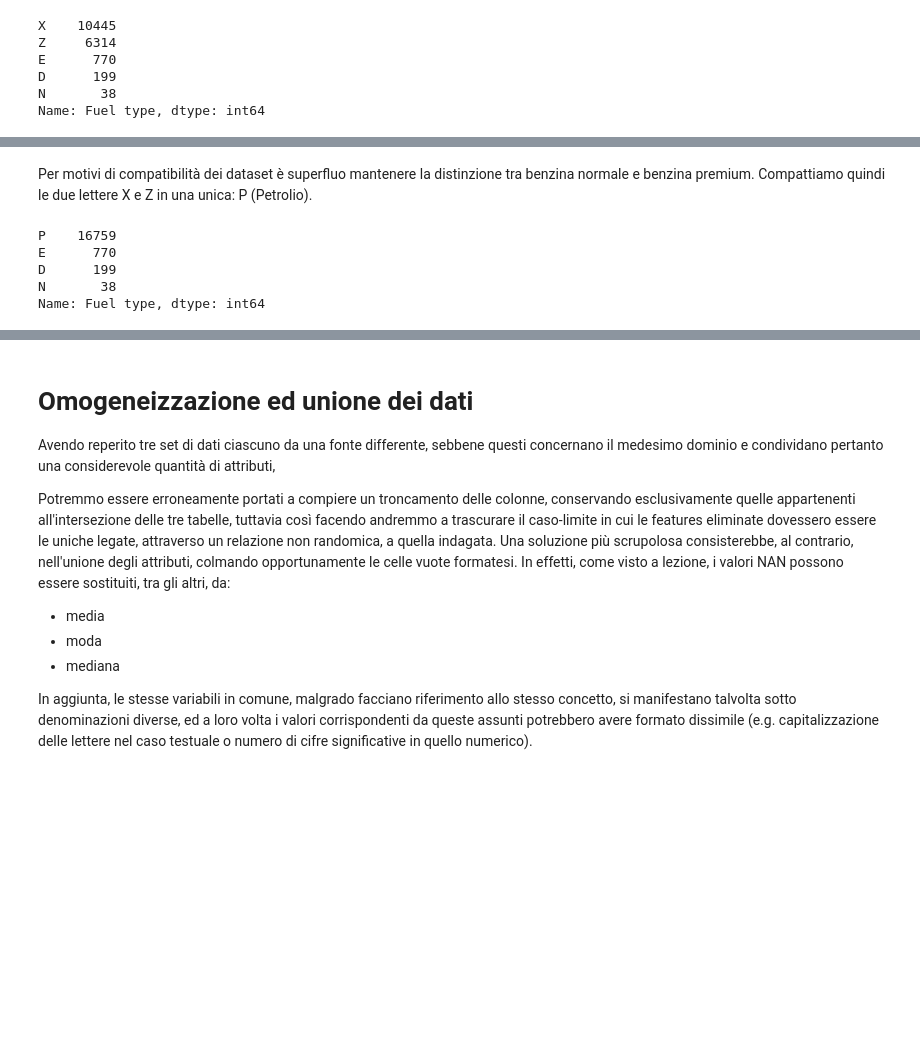
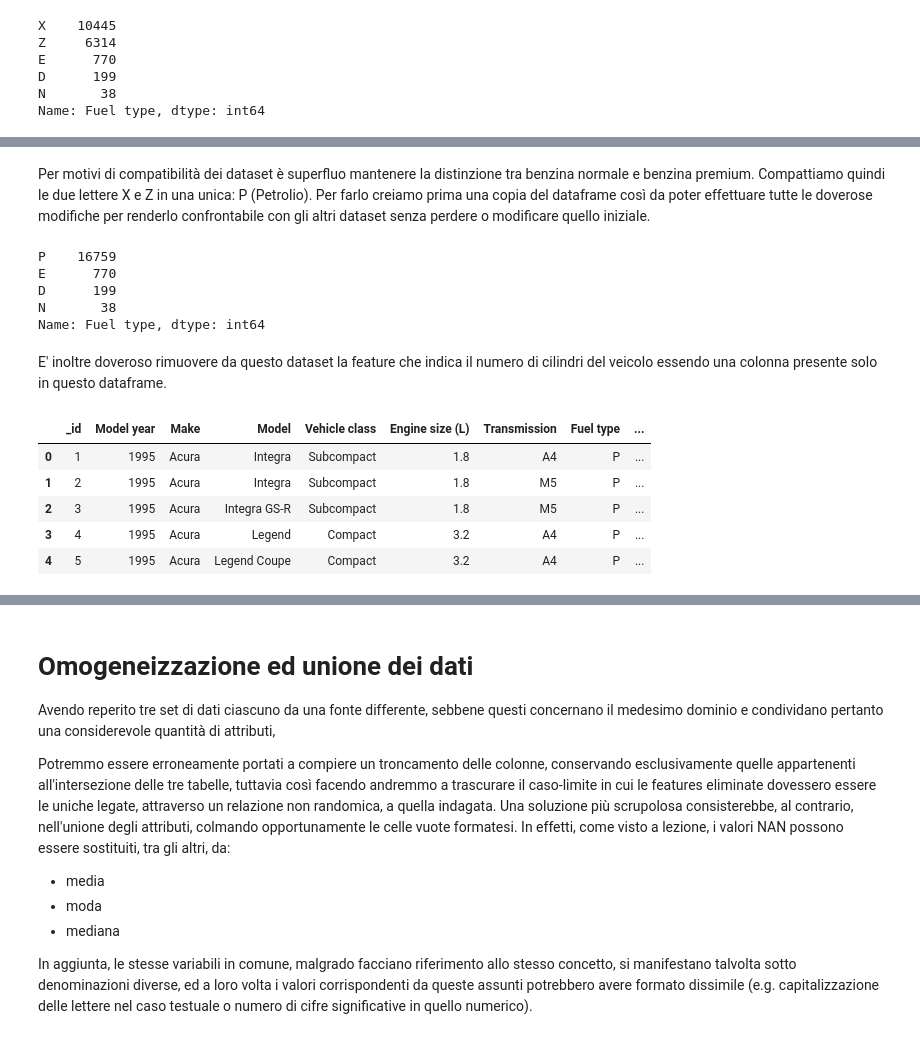
Before and after one commit to francesco-zatto/dia-project, a Jupyter notebook: car_emissions.ipynb, the cells around one changed output, grey strips where cells are left out. Cells and saved outputs as stored; diff of their text form; code cells hidden in the pictures; blank space fills up the shorter version.

Commit message:
Update dataset cleaning

```diff
--- a/car_emissions.ipynb
+++ b/car_emissions.ipynb
@@ -112,5 +112,6 @@ Riportiamo sotto il significato delle lettere.
 # %% [markdown]
 Per motivi di compatibilità dei dataset è superfluo mantenere la distinzione tra benzina normale e benzina premium. Compattiamo quindi le due lettere X e Z in una unica: P (Petrolio).
+Per farlo creiamo prima una copia del dataframe così da poter effettuare tutte le doverose modifiche per renderlo confrontabile con gli altri dataset senza perdere o modificare quello iniziale.
 # %%
 canada_emissions_copy = canada_emissions.copy()
 canada_emissions_copy["Fuel type"] = canada_emissions_copy["Fuel type"].replace({'X': 'P', 'Z': 'P'})
@@ -121,3 +122,15 @@ E      770
 D      199
 N       38
 Name: Fuel type, dtype: int64
+# %% [markdown]
+E' inoltre doveroso rimuovere da questo dataset la feature che indica il numero di cilindri del veicolo essendo una colonna presente solo in questo dataframe.
+# %%
+canada_emissions_copy = canada_emissions_copy.drop("Cylinders", axis=1)
+canada_emissions_copy.head(5)
+# %% [output]
+|  | _id | Model year | Make | Model | Vehicle class | Engine size (L) | Transmission | Fuel type | ... |
+| 0 | 1 | 1995 | Acura | Integra | Subcompact | 1.8 | A4 | P | ... |
+| 1 | 2 | 1995 | Acura | Integra | Subcompact | 1.8 | M5 | P | ... |
+| 2 | 3 | 1995 | Acura | Integra GS-R | Subcompact | 1.8 | M5 | P | ... |
+| 3 | 4 | 1995 | Acura | Legend | Compact | 3.2 | A4 | P | ... |
+| 4 | 5 | 1995 | Acura | Legend Coupe | Compact | 3.2 | A4 | P | ... |
```
Also changed, not shown: parts of 6 cells of this notebook.
